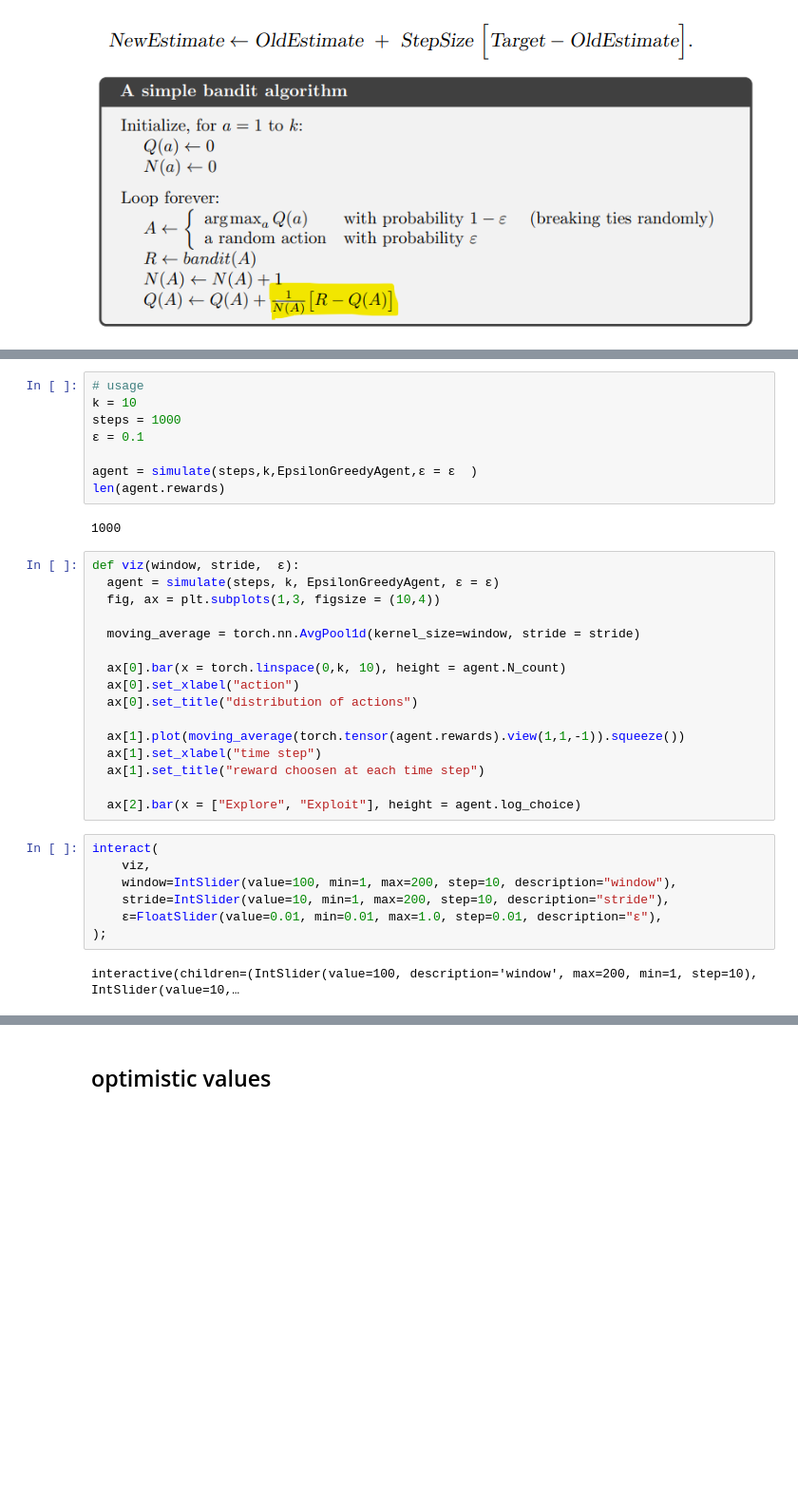
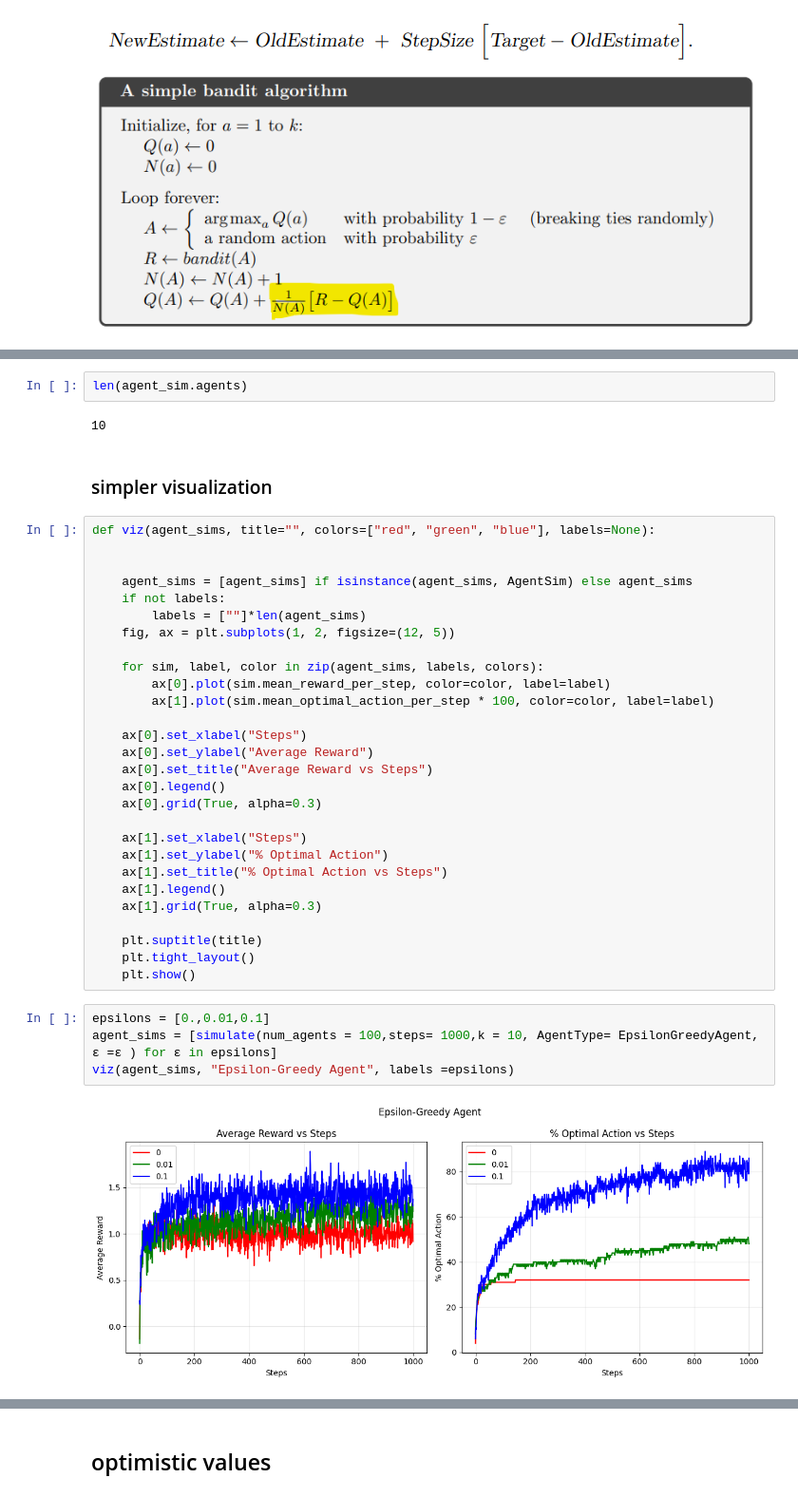
Before and after one commit to pierpierpy/ReinforcementLearningBasics, a Jupyter notebook: Reinforcement_Learning_1.ipynb, the cells around one changed output, grey strips where cells are left out. Shown at 95% size. Saved outputs shown, nothing was run; the diff lists cells and outputs as text; blank space fills up the shorter version.

```diff
--- a/Reinforcement_Learning_1.ipynb
+++ b/Reinforcement_Learning_1.ipynb
@@ -133,36 +134,41 @@ tensor([[[1.5000, 3.5000, 5.5000]]])
-# %%
-# usage
-k = 10
-steps = 1000
-ε = 0.1
-
-agent = simulate(steps,k,EpsilonGreedyAgent,ε = ε  )
-len(agent.rewards)
-# %% [output]
-1000
-# %%
-def viz(window, stride,  ε):
-  agent = simulate(steps, k, EpsilonGreedyAgent, ε = ε)
-  fig, ax = plt.subplots(1,3, figsize = (10,4))
-
-  moving_average = torch.nn.AvgPool1d(kernel_size=window, stride = stride)
-
-  ax[0].bar(x = torch.linspace(0,k, 10), height = agent.N_count)
-  ax[0].set_xlabel("action")
-  ax[0].set_title("distribution of actions")
-
-  ax[1].plot(moving_average(torch.tensor(agent.rewards).view(1,1,-1)).squeeze())
-  ax[1].set_xlabel("time step")
-  ax[1].set_title("reward choosen at each time step")
-
-  ax[2].bar(x = ["Explore", "Exploit"], height = agent.log_choice)
-# %%
-interact(
-    viz,
-    window=IntSlider(value=100, min=1, max=200, step=10, description="window"),
-    stride=IntSlider(value=10, min=1, max=200, step=10, description="stride"),
-    ε=FloatSlider(value=0.01, min=0.01, max=1.0, step=0.01, description="ε"),
-);
-# %% [output]
-interactive(children=(IntSlider(value=100, description='window', max=200, min=1, step=10), IntSlider(value=10,…
+# %%
+len(agent_sim.agents)
+# %% [output]
+10
+# %% [markdown]
+### simpler visualization
+# %%
+def viz(agent_sims, title="", colors=["red", "green", "blue"], labels=None):
+
+
+    agent_sims = [agent_sims] if isinstance(agent_sims, AgentSim) else agent_sims
+    if not labels:
+        labels = [""]*len(agent_sims)
+    fig, ax = plt.subplots(1, 2, figsize=(12, 5))
+
+    for sim, label, color in zip(agent_sims, labels, colors):
+        ax[0].plot(sim.mean_reward_per_step, color=color, label=label)
+        ax[1].plot(sim.mean_optimal_action_per_step * 100, color=color, label=label)
+
+    ax[0].set_xlabel("Steps")
+    ax[0].set_ylabel("Average Reward")
+    ax[0].set_title("Average Reward vs Steps")
+    ax[0].legend()
+    ax[0].grid(True, alpha=0.3)
+
+    ax[1].set_xlabel("Steps")
+    ax[1].set_ylabel("% Optimal Action")
+    ax[1].set_title("% Optimal Action vs Steps")
+    ax[1].legend()
+    ax[1].grid(True, alpha=0.3)
+
+    plt.suptitle(title)
+    plt.tight_layout()
+    plt.show()
+# %%
+epsilons = [0.,0.01,0.1]
+agent_sims = [simulate(num_agents = 100,steps= 1000,k = 10, AgentType= EpsilonGreedyAgent, ε =ε ) for ε in epsilons]
+viz(agent_sims, "Epsilon-Greedy Agent", labels =epsilons)
+# %% [output]
+[figure, added]
 # %% [markdown]
```
Also changed, not shown: parts of 26 cells of this notebook.
